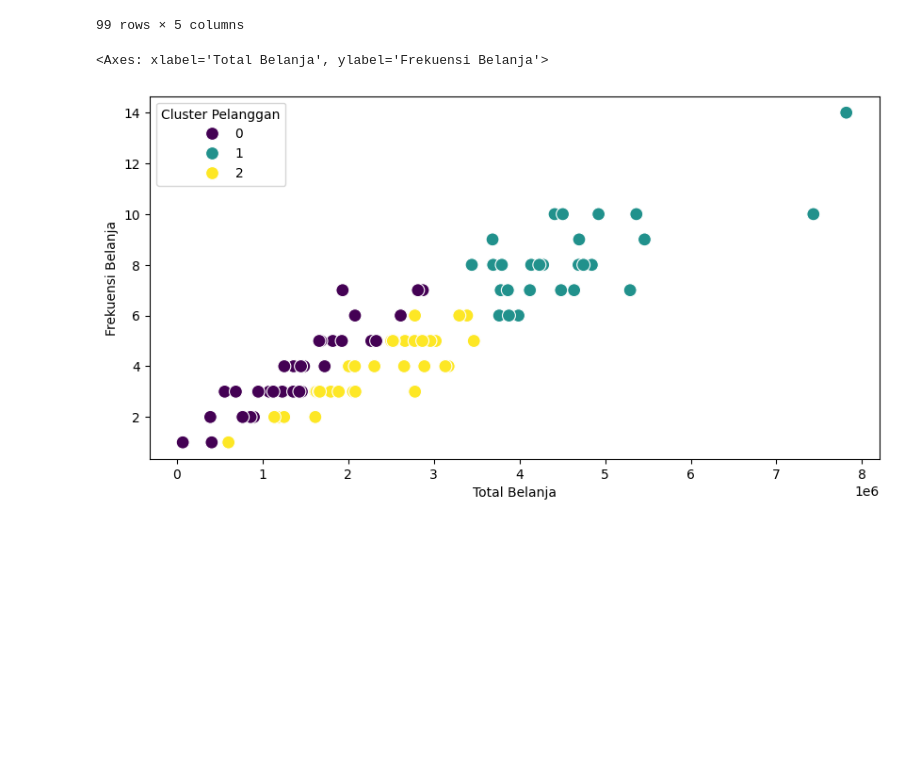
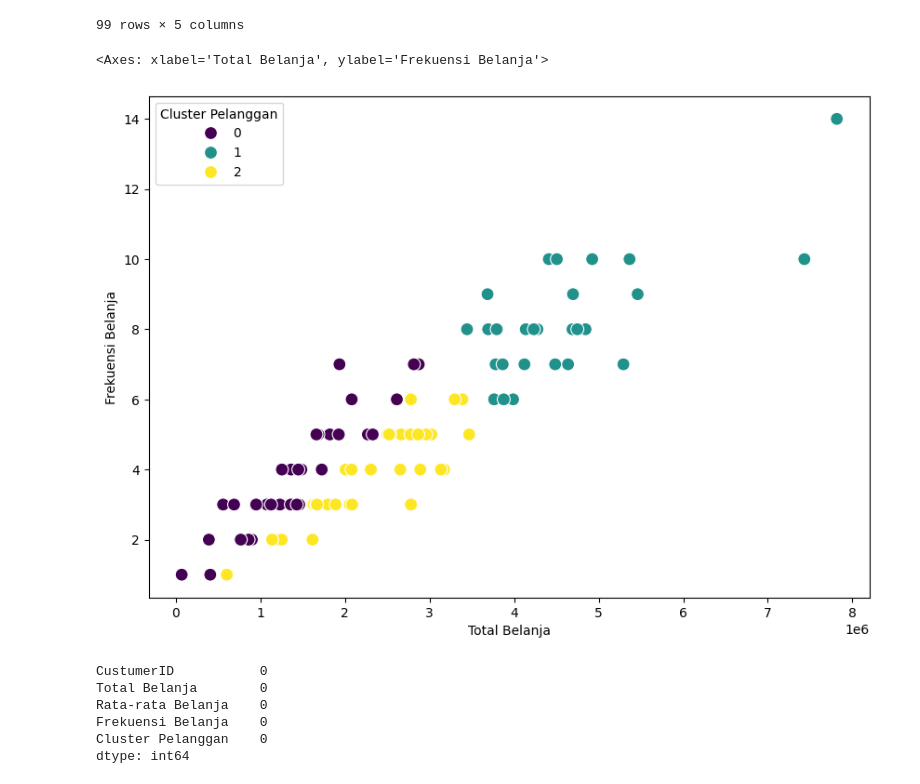
Before and after one commit to rezzz59/STUPEN, a Jupyter notebook: KELAS/studi_kasus/mall_custumer_segmentaion.ipynb, the cells around one changed output. Cells and saved outputs as stored; diff of their text form; code cells hidden in the pictures; blank space fills up the shorter version.

```diff
--- a/KELAS/studi_kasus/mall_custumer_segmentaion.ipynb
+++ b/KELAS/studi_kasus/mall_custumer_segmentaion.ipynb
@@ -366,8 +366,17 @@ df_custumer
 | 98 | 1100 | 2779432 | 926477.333333 | 3 | 2 |
 99 rows × 5 columns
 # %%
-plt.figure(figsize=(10, 5))
+plt.figure(figsize=(10, 7))
 sns.scatterplot(data=df_custumer, x = 'Total Belanja', y='Frekuensi Belanja', hue='Cluster Pelanggan', palette='viridis', s=100)
 # %% [output]
 <Axes: xlabel='Total Belanja', ylabel='Frekuensi Belanja'>
-[figure, old version]
+[figure, new version]
+# %%
+df_custumer.isnull().sum()
+# %% [output]
+CustumerID           0
+Total Belanja        0
+Rata-rata Belanja    0
+Frekuensi Belanja    0
+Cluster Pelanggan    0
+dtype: int64
```
Also changed, not shown: 3 other files.
